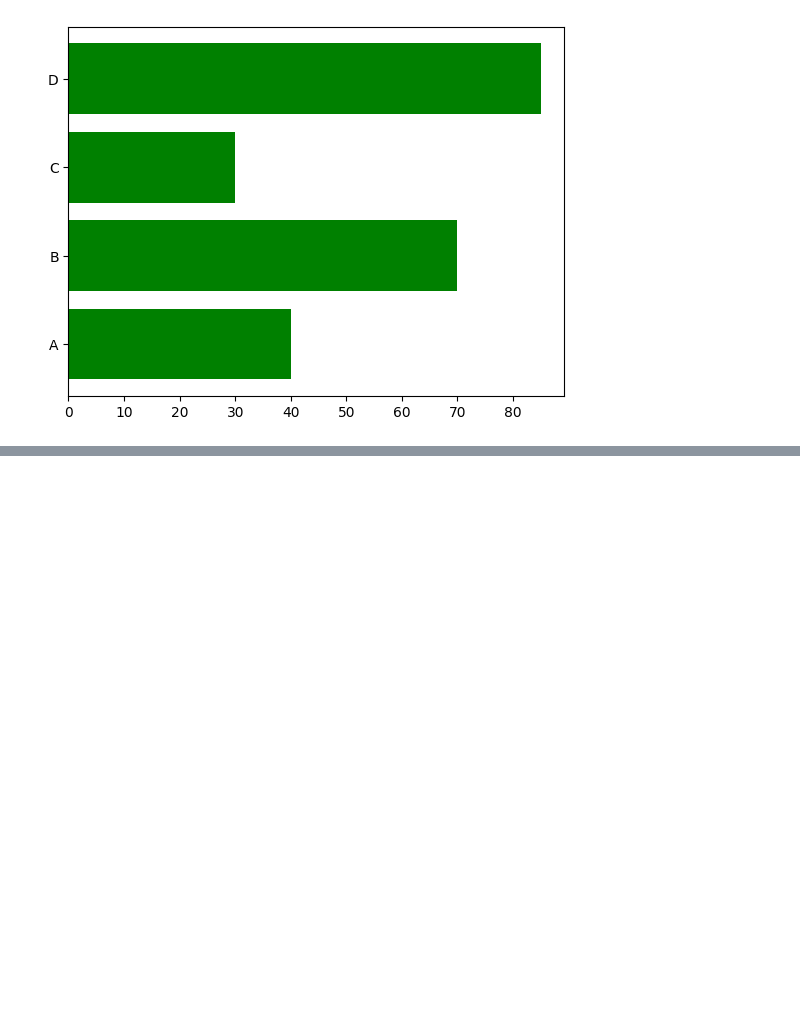
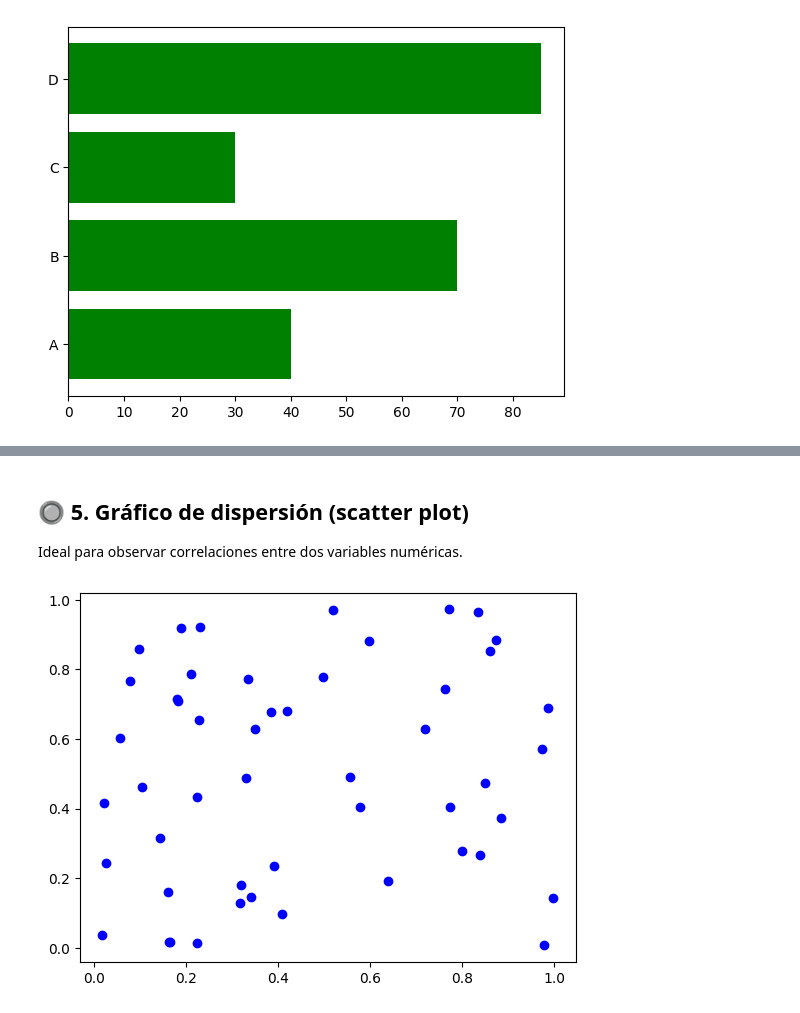
Before and after one commit to 12aptor/data-science-g4, a Jupyter notebook: dia4/matplotlib/2_matplotlib_tiposgraficos.ipynb, the cells around one changed output, grey strips where cells are left out. Cells and saved outputs as stored; diff of their text form; code cells hidden in the pictures; blank space fills up the shorter version.

```diff
--- a/dia4/matplotlib/2_matplotlib_tiposgraficos.ipynb
+++ b/dia4/matplotlib/2_matplotlib_tiposgraficos.ipynb
@@ -35,0 +48,14 @@ plt.show()
+# %% [markdown]
+## 🔘 5. Gráfico de dispersión (scatter plot)
+
+Ideal para observar correlaciones entre dos variables numéricas.
+# %%
+import numpy as np
+
+x = np.random.rand(50)
+y = np.random.rand(50)
+
+plt.scatter(x,y,color='blue')
+plt.show()
+# %% [output]
+[figure, added]
```
Also changed, not shown: parts of 6 cells of this notebook.
